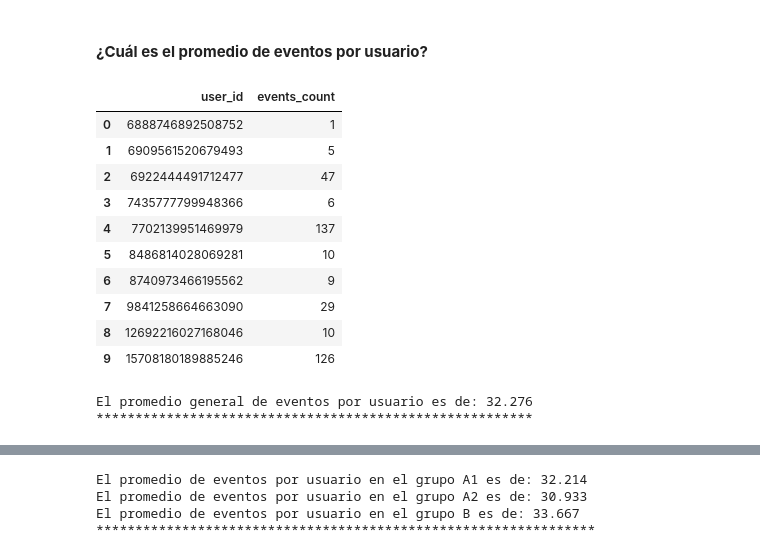
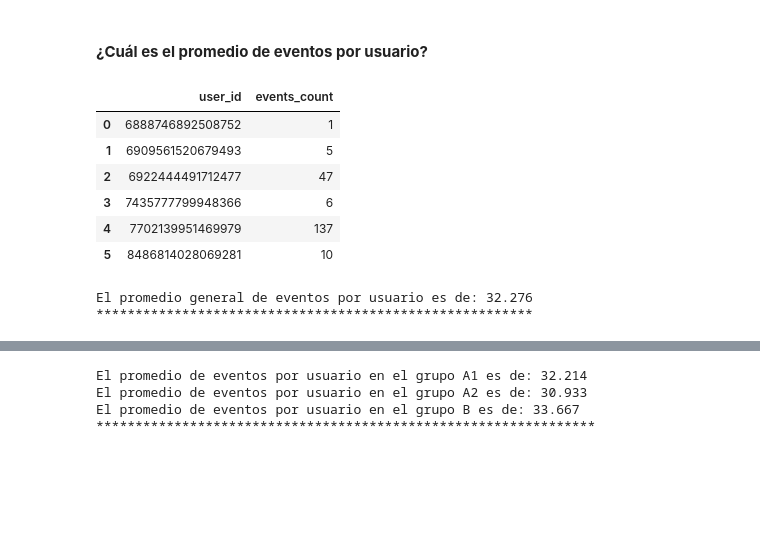
Before and after one commit to EdgarMdz2/foodapp-tripleten, a Jupyter notebook: foodApp.ipynb, the cells around one changed output, grey strips where cells are left out. Drawn from its saved outputs; the diff is of its cells as text; code cells hidden in the pictures; blank space fills up the shorter version.

```diff
--- a/foodApp.ipynb
+++ b/foodApp.ipynb
@@ -82,7 +81,12 @@ print('Número de registros duplicados:', actividad.duplicated().sum())
 Número de registros duplicados: 413
 # %%
 # Eliminando los registros duplicados
-actividad = actividad.drop_duplicates().reset_index(drop=True)
+actividad = (
+    actividad
+    .drop_duplicates() # Elimina los registros duplicados
+    .reset_index(drop=True) # Reset al índice sin conservar el anterior como columna
+)
+
 # Corroborando la eliminación
 print('Nuevo número de registros duplicados:', actividad.duplicated().sum())
 # %% [output]
@@ -110,14 +116,18 @@ None
 # %%
 # Convirtiendo columna 'event_ts' al tipo datetime[ns]
 actividad['event_ts'] = pd.to_datetime(actividad['event_ts'], unit='s')
+# %%
+# Convirtiendo columna 'event_name' al tipo category
+actividad['event_name'] = actividad['event_name'].astype('category')
 # %% [markdown]
 - Mejorando nombres de grupos:
 # %%
 # Reemplazado el nombre de los grupos por A1, A2 y B
-actividad['group'] = actividad['group'].replace({
-    246: "A1",
-    247: "A2",
-    248: "B"
-})
+actividad['group'] = (
+    actividad['group']
+    .replace(
+        {246: "A1", 247: "A2", 248: "B"}
+    )
+)
 # %%
 # Verificando que cada usuario único aparezca únicamente en un grupo.
@@ -223,22 +248,24 @@ Repartidos en 3 grupos (A1, A2 y B)
 #### **¿Cuál es el promedio de eventos por usuario?**
 # %%
 # Agrupando por id de usuario y contando el número de eventos para cada usuario
-events_by_user = actividad.groupby('user_id', as_index=False).agg(events_count = ('event_name','count'))
-display(events_by_user.head(10))
+events_by_user = (
+    actividad
+    .groupby('user_id', as_index=False)
+    .agg(events_count = ('event_name','count'))
+)
+
+display(events_by_user.head(6))
+
 # Calculando el promedio de eventos por usuario
 print(f'El promedio general de eventos por usuario es de: {events_by_user['events_count'].mean():.3f}')
 print('********************************************************')
 # %% [output]
 |  | user_id | events_count |
 | 0 | 6888746892508752 | 1 |
 | 1 | 6909561520679493 | 5 |
 | 2 | 6922444491712477 | 47 |
 | 3 | 7435777799948366 | 6 |
 | 4 | 7702139951469979 | 137 |
 | 5 | 8486814028069281 | 10 |
-| 6 | 8740973466195562 | 9 |
-| 7 | 9841258664663090 | 29 |
-| 8 | 12692216027168046 | 10 |
-| 9 | 15708180189885246 | 126 |
 El promedio general de eventos por usuario es de: 32.276
 ********************************************************
```
Also changed, not shown: parts of 94 cells of this notebook.
